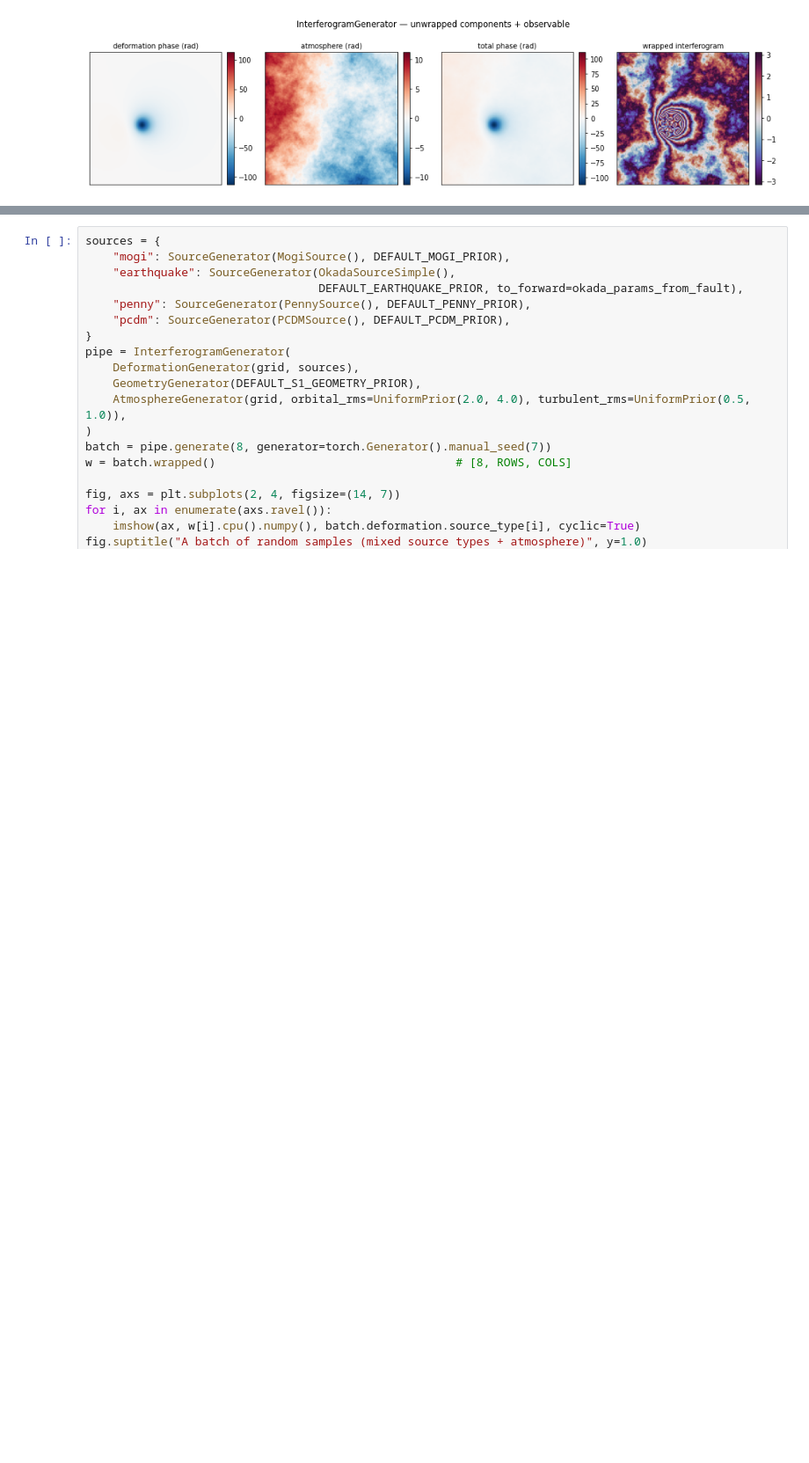
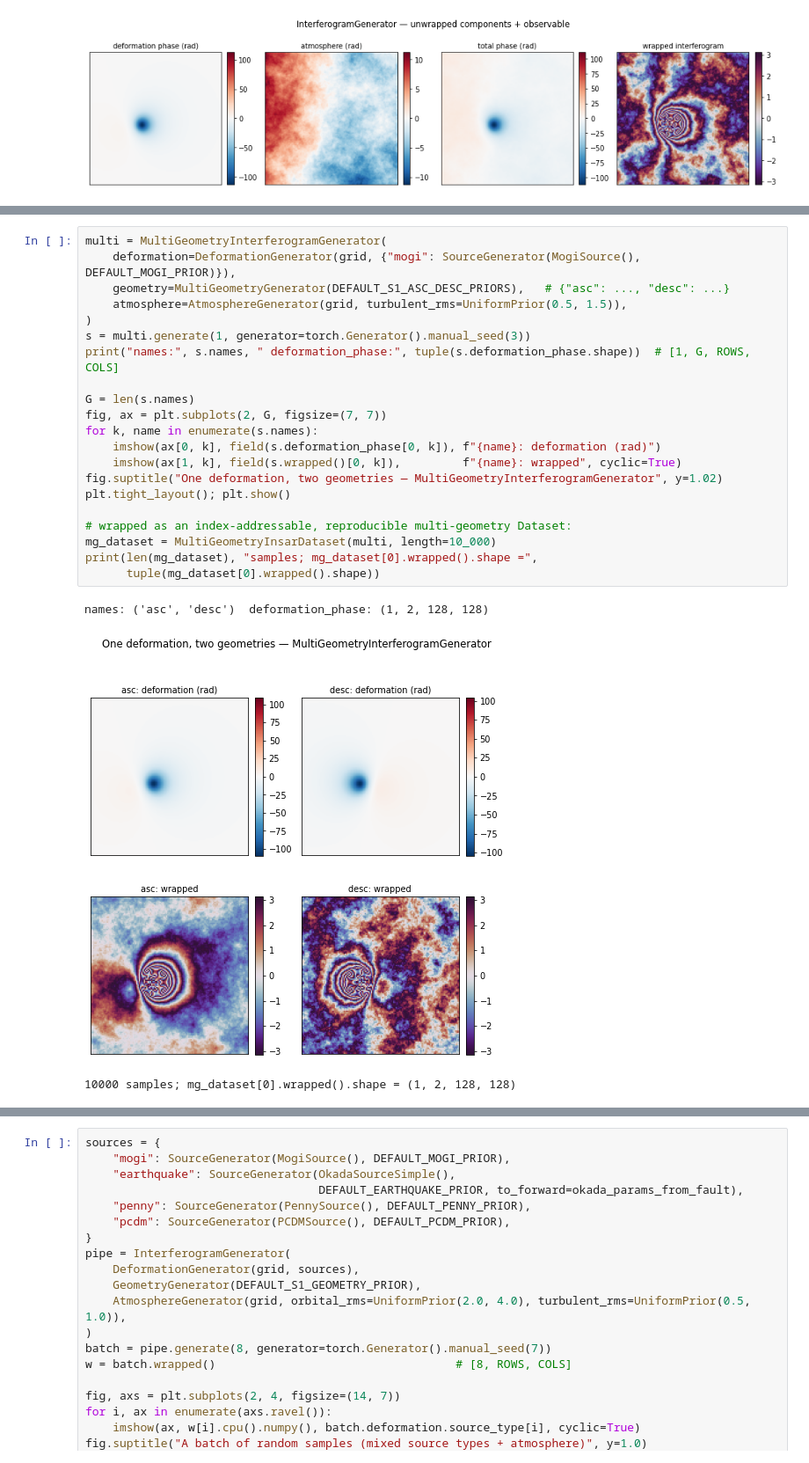
Before and after one commit to robertpop99/torchdeform, a Jupyter notebook: examples/tutorial.ipynb, the cells around one changed output, grey strips where cells are left out. Shown at 88% size. Cells and saved outputs as stored; diff of their text form; blank space fills up the shorter version.

Commit message:
Add MultiGeometry look

```diff
--- a/examples/tutorial.ipynb
+++ b/examples/tutorial.ipynb
@@ -199 +210,26 @@ plt.tight_layout(); plt.show()
+# %%
+multi = MultiGeometryInterferogramGenerator(
+    deformation=DeformationGenerator(grid, {"mogi": SourceGenerator(MogiSource(), DEFAULT_MOGI_PRIOR)}),
+    geometry=MultiGeometryGenerator(DEFAULT_S1_ASC_DESC_PRIORS),   # {"asc": ..., "desc": ...}
+    atmosphere=AtmosphereGenerator(grid, turbulent_rms=UniformPrior(0.5, 1.5)),
+)
+s = multi.generate(1, generator=torch.Generator().manual_seed(3))
+print("names:", s.names, " deformation_phase:", tuple(s.deformation_phase.shape))  # [1, G, ROWS, COLS]
+
+G = len(s.names)
+fig, ax = plt.subplots(2, G, figsize=(7, 7))
+for k, name in enumerate(s.names):
+    imshow(ax[0, k], field(s.deformation_phase[0, k]), f"{name}: deformation (rad)")
+    imshow(ax[1, k], field(s.wrapped()[0, k]),         f"{name}: wrapped", cyclic=True)
+fig.suptitle("One deformation, two geometries — MultiGeometryInterferogramGenerator", y=1.02)
+plt.tight_layout(); plt.show()
+
+# wrapped as an index-addressable, reproducible multi-geometry Dataset:
+mg_dataset = MultiGeometryInsarDataset(multi, length=10_000)
+print(len(mg_dataset), "samples; mg_dataset[0].wrapped().shape =",
+      tuple(mg_dataset[0].wrapped().shape))
+# %% [output]
+names: ('asc', 'desc')  deformation_phase: (1, 2, 128, 128)
+[figure, added]
+10000 samples; mg_dataset[0].wrapped().shape = (1, 2, 128, 128)
 # %% [markdown]
```
Also changed, not shown: parts of 5 cells of this notebook, 5 other files.
